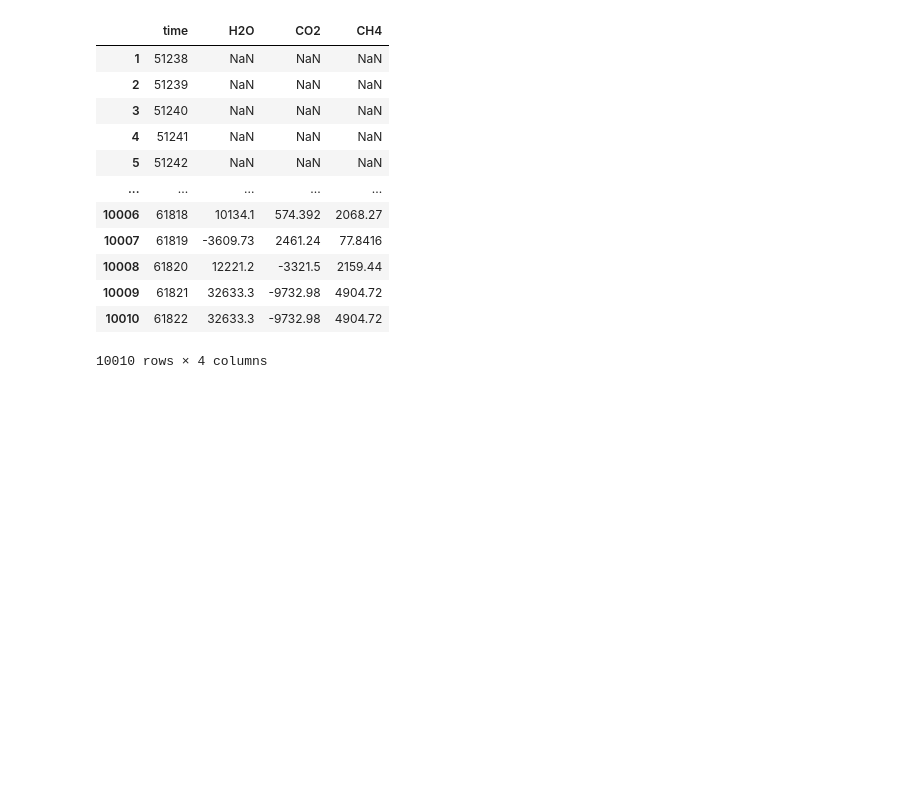
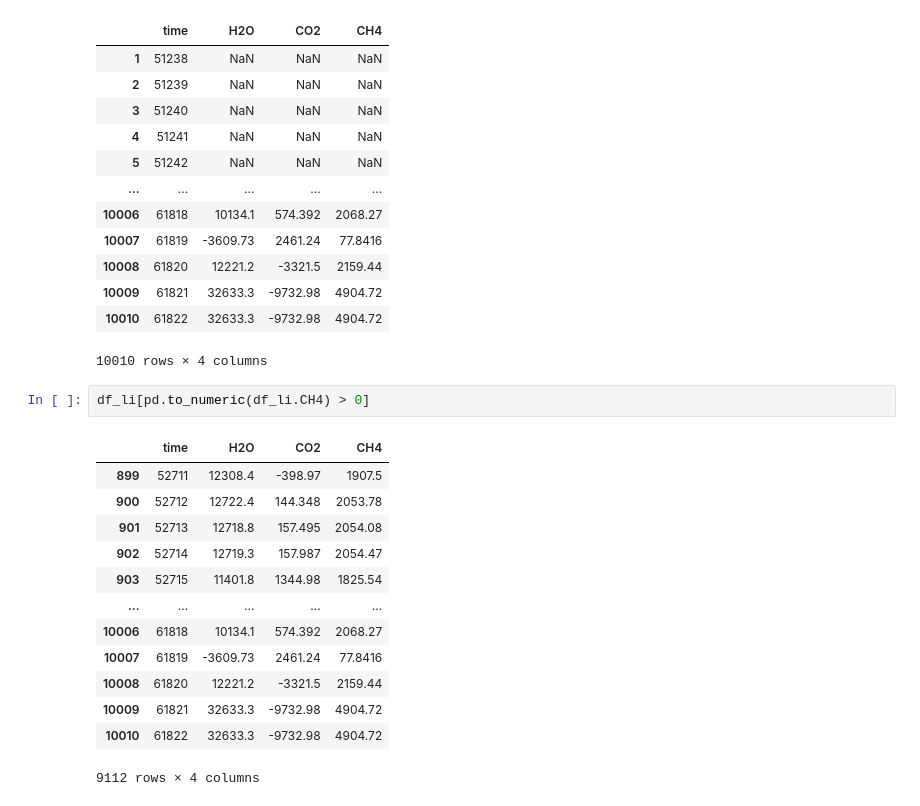
Before and after one commit to kopri-loh/methane_flux, a Jupyter notebook: notebook/convert_csv.ipynb, the cells around one changed output. Cells and saved outputs as stored; diff of their text form; blank space fills up the shorter version.

```diff
--- a/notebook/convert_csv.ipynb
+++ b/notebook/convert_csv.ipynb
@@ -129,3 +153,19 @@ df_li
 | 10009 | 61821 | 32633.3 | -9732.98 | 4904.72 |
 | 10010 | 61822 | 32633.3 | -9732.98 | 4904.72 |
 10010 rows × 4 columns
+# %%
+df_li[pd.to_numeric(df_li.CH4) > 0]
+# %% [output]
+|  | time | H2O | CO2 | CH4 |
+| 899 | 52711 | 12308.4 | -398.97 | 1907.5 |
+| 900 | 52712 | 12722.4 | 144.348 | 2053.78 |
+| 901 | 52713 | 12718.8 | 157.495 | 2054.08 |
+| 902 | 52714 | 12719.3 | 157.987 | 2054.47 |
+| 903 | 52715 | 11401.8 | 1344.98 | 1825.54 |
+| ... | ... | ... | ... | ... |
+| 10006 | 61818 | 10134.1 | 574.392 | 2068.27 |
+| 10007 | 61819 | -3609.73 | 2461.24 | 77.8416 |
+| 10008 | 61820 | 12221.2 | -3321.5 | 2159.44 |
+| 10009 | 61821 | 32633.3 | -9732.98 | 4904.72 |
+| 10010 | 61822 | 32633.3 | -9732.98 | 4904.72 |
+9112 rows × 4 columns
```
Also changed, not shown: parts of 8 cells of this notebook, 5 other files.
